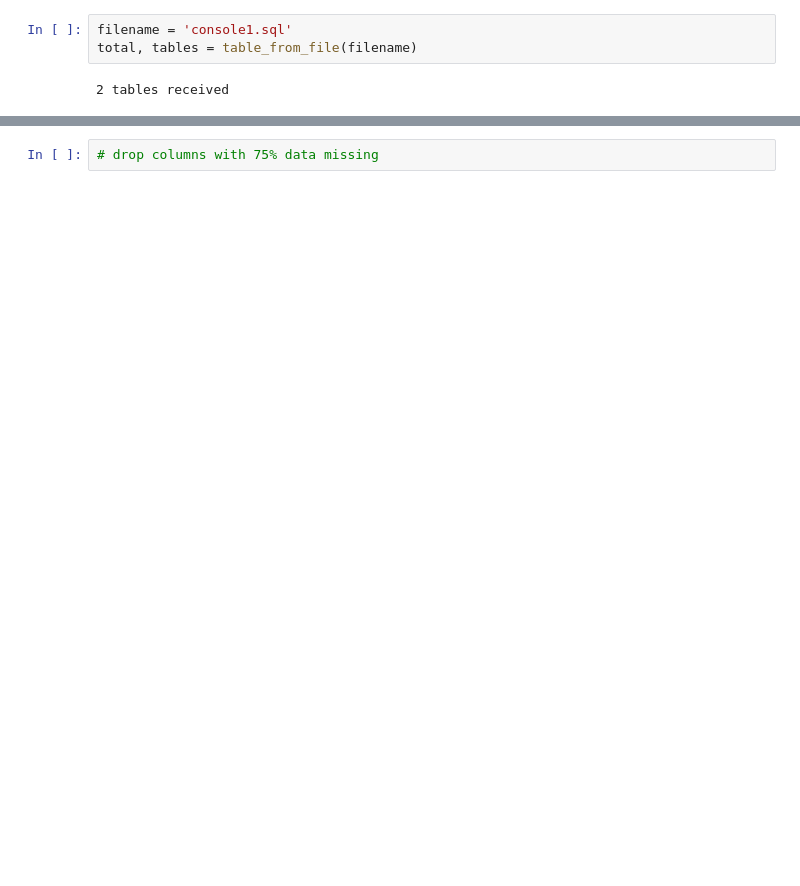
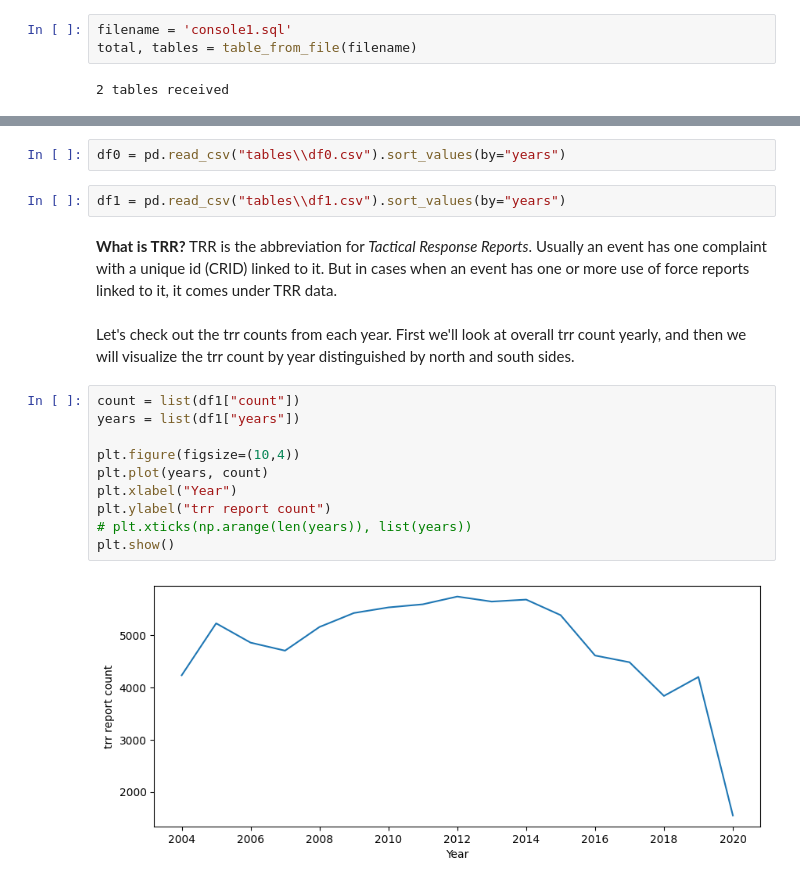
Before and after one commit to ShaliniR8/WiseKingfishers, a Jupyter notebook: cpdbML.ipynb, the cells around one changed output, grey strips where cells are left out. Drawn from its saved outputs; the diff is of its cells as text; blank space fills up the shorter version.

Commit message:
Visualizations

```diff
--- a/cpdbML.ipynb
+++ b/cpdbML.ipynb
@@ -137,2 +160,21 @@ pandas.core.series.Series
-# %%
-# drop columns with 75% data missing
+# %%
+df0 = pd.read_csv("tables\\df0.csv").sort_values(by="years")
+# %%
+df1 = pd.read_csv("tables\\df1.csv").sort_values(by="years")
+# %% [markdown]
+**What is TRR?**
+TRR is the abbreviation for *Tactical Response Reports*. Usually an event has one complaint with a unique id (CRID) linked to it. But in cases when an event has one or more use of force reports linked to it, it comes under TRR data.
+# %% [markdown]
+Let's check out the trr counts from each year. First we'll look at overall trr count yearly, and then we will visualize the trr count by year distinguished by north and south sides.
+# %%
+count = list(df1["count"])
+years = list(df1["years"])
+
+plt.figure(figsize=(10,4))
+plt.plot(years, count)
+plt.xlabel("Year")
+plt.ylabel("trr report count")
+# plt.xticks(np.arange(len(years)), list(years))
+plt.show()
+# %% [output]
+[figure, added]
```
Also changed, not shown: parts of 19 cells of this notebook, 1 other file.
